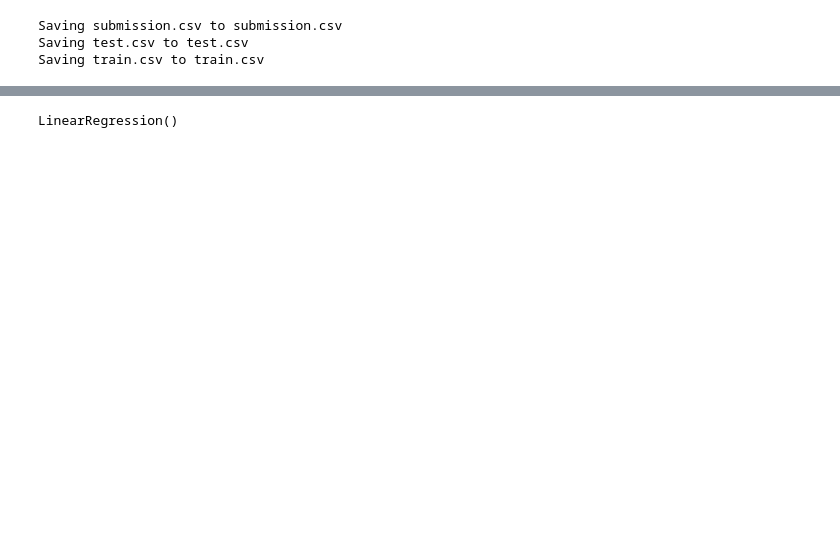
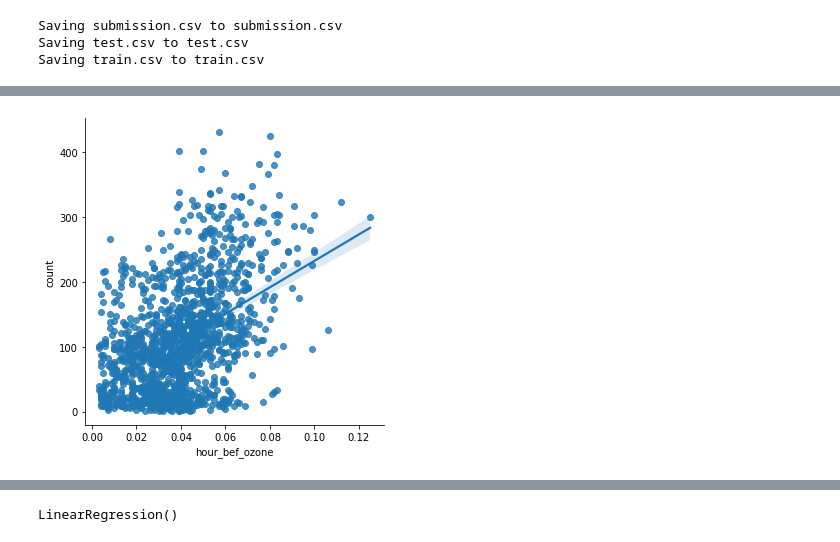
Before and after one commit to jiw3026/SML, a Jupyter notebook: Untitled1.ipynb, the cells around one changed output, grey strips where cells are left out. Saved outputs shown, nothing was run; the diff lists cells and outputs as text; code cells hidden in the pictures; blank space fills up the shorter version.

```diff
--- a/Untitled1.ipynb
+++ b/Untitled1.ipynb
@@ -84,3 +94,7 @@ ax=sns.lmplot(x="hour_bef_humidity", y="count", data = train)
+# %%
+ax=sns.lmplot(x="hour_bef_ozone", y="count", data = train)
+# %% [output]
+[figure, added]
 # %%
 ax=sns.lmplot(x="hour_bef_windspeed", y="count", data = train)
 # %% [output]
```
Also changed, not shown: parts of 26 cells of this notebook.
